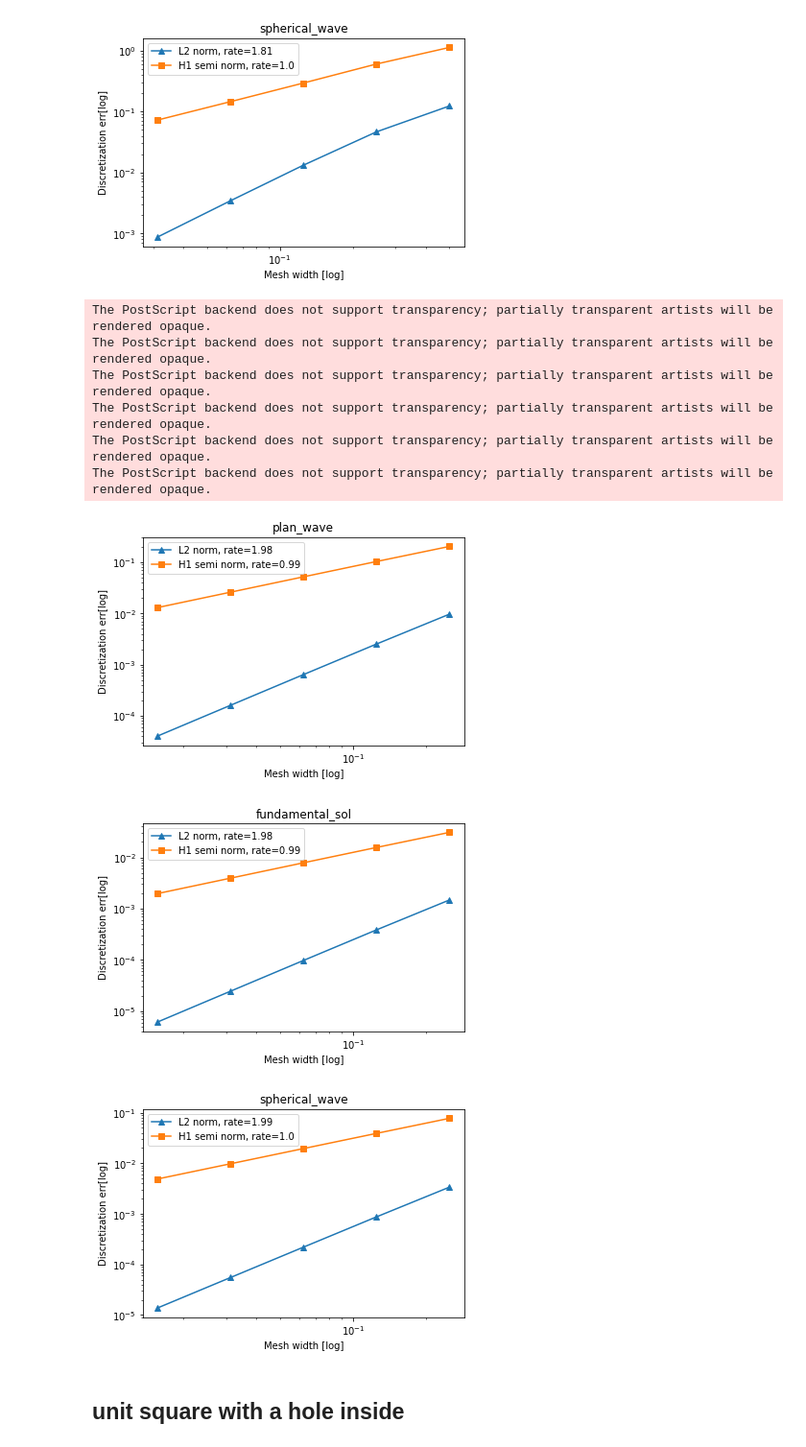
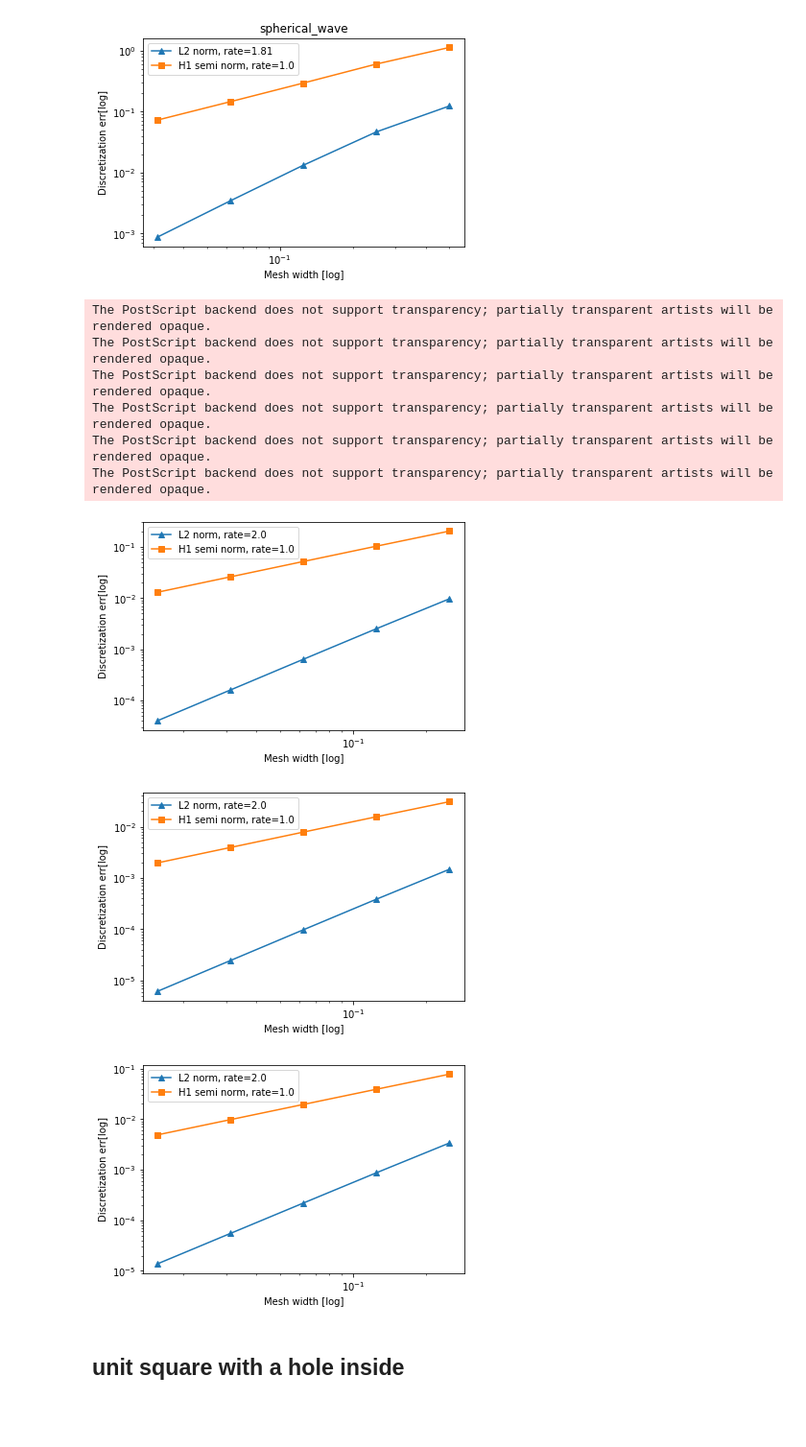
Before and after one commit to liaowangh/PUM_WaveRay, a Jupyter notebook: code/result_squarehole/plot_error.ipynb, the cells around one changed output. Shown at 96% size. Cells and saved outputs as stored; diff of their text form; code cells hidden in the pictures; blank space fills up the shorter version.

Commit message:
replot some figures

```diff
--- a/code/result_squarehole/plot_error.ipynb
+++ b/code/result_squarehole/plot_error.ipynb
@@ -12,9 +12,9 @@ def compute_rate(ndofs, err):
 def plot_save(ndofs, L2err, H1err, output_folder, sol_name, show_rate=True):
     if show_rate:
         l2_rate = compute_rate(ndofs, L2err)
-        l2_rate = round(abs(l2_rate), 2)
+        l2_rate = round(abs(l2_rate), 1)
         h1_rate = compute_rate(ndofs, H1err)
-        h1_rate = round(abs(h1_rate), 2)
+        h1_rate = round(abs(h1_rate), 1)
 
         l2_label = 'L2 norm, rate=' + repr(l2_rate)
         h1_label = 'H1 semi norm, rate=' + repr(h1_rate)
@@ -28,9 +28,9 @@ def plot_save(ndofs, L2err, H1err, output_folder, sol_name, show_rate=True):
 #     ax.set_xlabel('Dofs[log]')
     ax.set_xlabel('Mesh width [log]')
     ax.set_ylabel('Discretization err[log]')
-    ax.set_title(sol_name)
+#     ax.set_title(sol_name)
     ax.legend()
-    fig.savefig(output_folder + sol_name+'.eps', format='eps')
+#     fig.savefig(output_folder + sol_name+'.eps', format='eps')
 # %% [markdown]
 # Test manufacture solutions in Lagrangian finite element spaces
 
@@ -58,25 +58,25 @@ The PostScript backend does not support transparency; partially transparent arti
 [figure]
 # %%
 folder = "../result_square/LagrangeO1/k2_"
-data_file = ["plan_wave.txt", "fundamental_sol.txt", "spherical_wave.txt"]
+data_file = ["plane_wave.txt", "fundamental_sol.txt", "spherical_wave.txt"]
 for f in data_file:
     sol_name = f.split('.')[0]
     df = pd.read_csv(folder + f, sep=' ')
     mesh_width = df['h'].to_numpy()
     L2err = df['L2_err'].to_numpy()
     H1serr = df['H1_serr'].to_numpy()
 #     plot_save(mesh_width, L2err, H1serr, folder, sol_name)
     plot_save(mesh_width[2:], L2err[2:], H1serr[2:], folder, sol_name)
 # %% [output]
 The PostScript backend does not support transparency; partially transparent artists will be rendered opaque.
 The PostScript backend does not support transparency; partially transparent artists will be rendered opaque.
 The PostScript backend does not support transparency; partially transparent artists will be rendered opaque.
 The PostScript backend does not support transparency; partially transparent artists will be rendered opaque.
 The PostScript backend does not support transparency; partially transparent artists will be rendered opaque.
 The PostScript backend does not support transparency; partially transparent artists will be rendered opaque.
-[figure, old version]
+[figure, new version]
-[figure, old version]
+[figure, new version]
-[figure, old version]
+[figure, new version]
 # %% [markdown]
 ## unit square with a hole inside
 # %%
```
Also changed, not shown: parts of 1 cell of this notebook, 8 other files.
